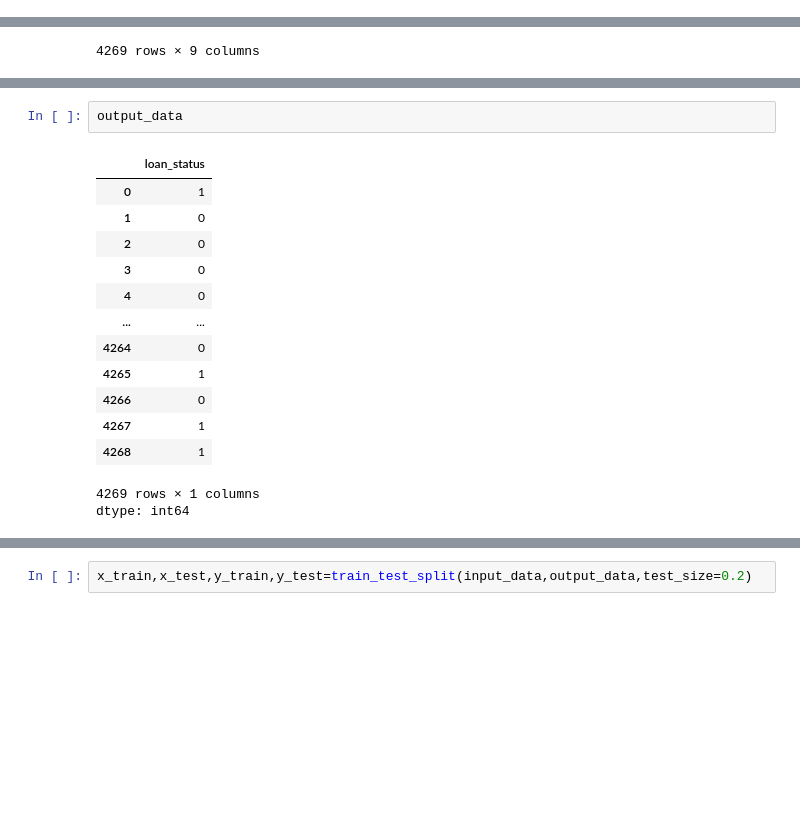
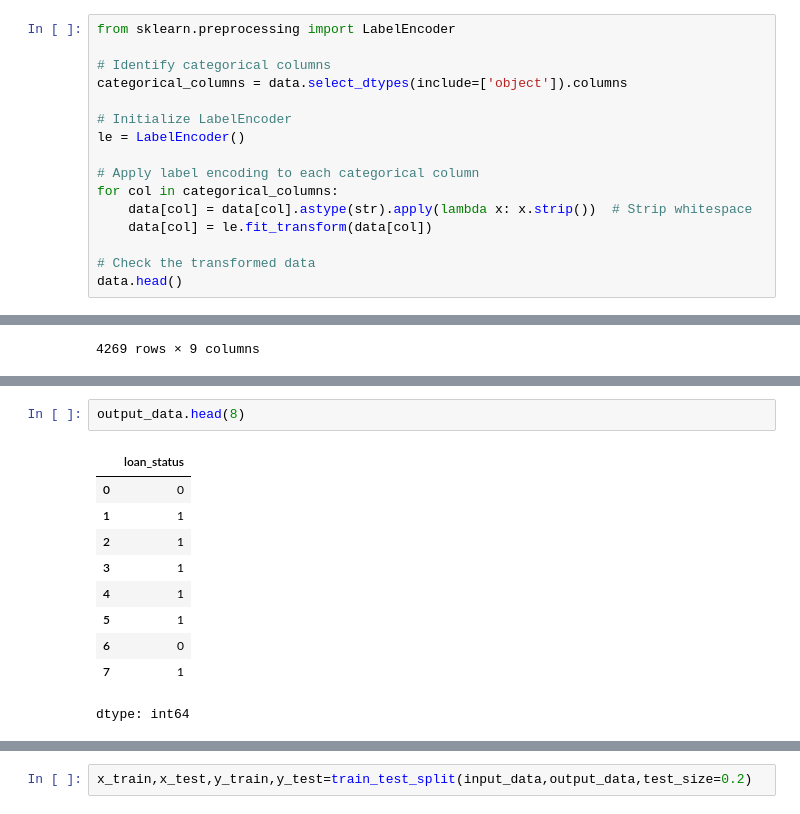
Before and after one commit to saikiran2702/Loan-approval-Prediction, a Jupyter notebook: loan_approval.ipynb, the cells around one changed output, grey strips where cells are left out. Saved outputs shown, nothing was run; the diff lists cells and outputs as text; blank space fills up the shorter version.

```diff
--- a/loan_approval.ipynb
+++ b/loan_approval.ipynb
@@ -194,0 +276,16 @@ plt.gca().spines[['top', 'right',]].set_visible(False)
+# %%
+from sklearn.preprocessing import LabelEncoder
+
+# Identify categorical columns
+categorical_columns = data.select_dtypes(include=['object']).columns
+
+# Initialize LabelEncoder
+le = LabelEncoder()
+
+# Apply label encoding to each categorical column
+for col in categorical_columns:
+    data[col] = data[col].astype(str).apply(lambda x: x.strip())  # Strip whitespace
+    data[col] = le.fit_transform(data[col])
+
+# Check the transformed data
+data.head()
@@ -345,17 +459,13 @@ input_data
 # %%
-output_data
+output_data.head(8)
 # %% [output]
 |  | loan_status |
-| 0 | 1 |
-| 1 | 0 |
-| 2 | 0 |
-| 3 | 0 |
-| 4 | 0 |
-| ... | ... |
-| 4264 | 0 |
-| 4265 | 1 |
-| 4266 | 0 |
-| 4267 | 1 |
-| 4268 | 1 |
+| 0 | 0 |
+| 1 | 1 |
+| 2 | 1 |
+| 3 | 1 |
+| 4 | 1 |
+| 5 | 1 |
+| 6 | 0 |
+| 7 | 1 |
-4269 rows × 1 columns
 dtype: int64
```
Also changed, not shown: parts of 28 cells of this notebook.
